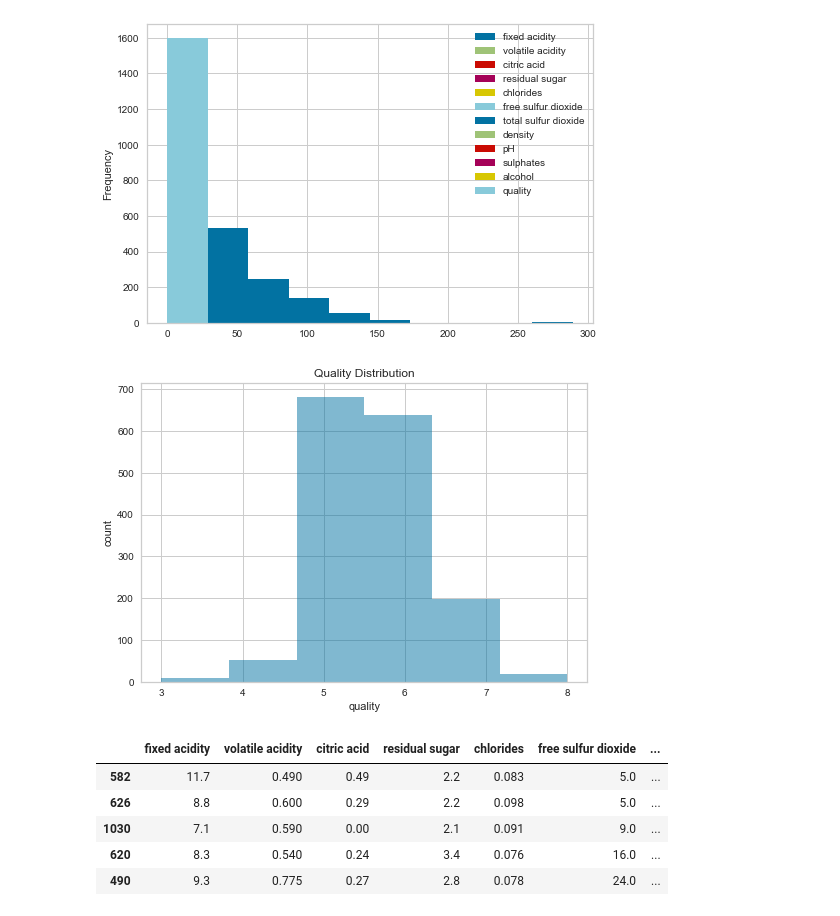
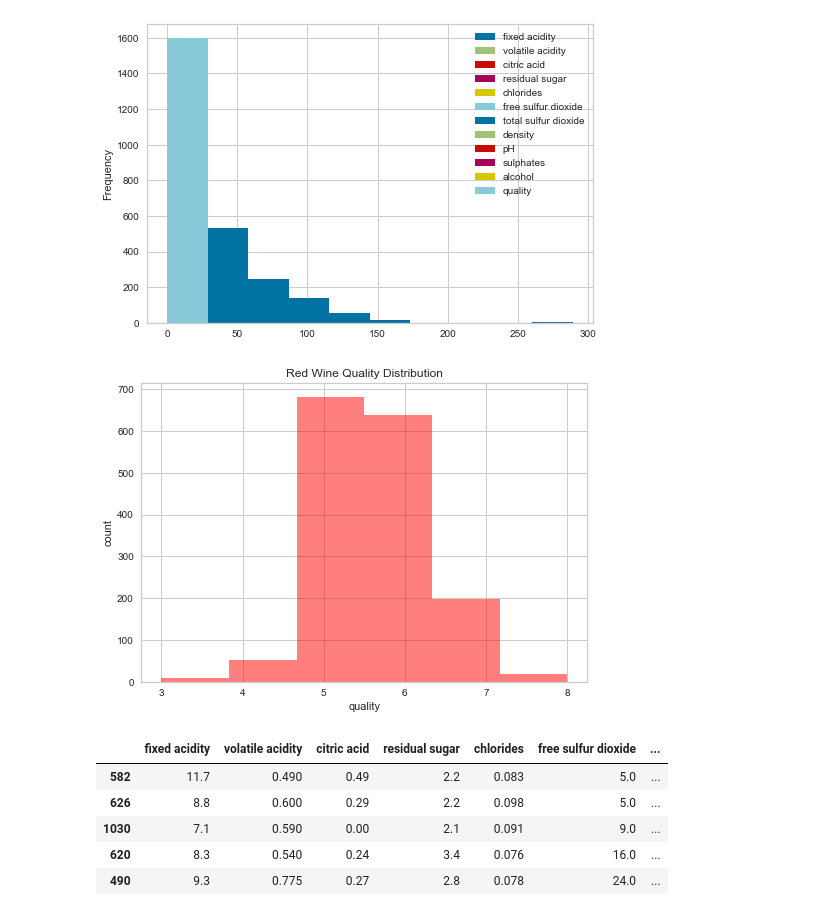
Before and after one commit to JeniLam/Wine_Quality_Predictor, a Jupyter notebook: LogisticRegress_red_standardscale.ipynb, the cells around one changed output. Drawn from its saved outputs; the diff is of its cells as text; code cells hidden in the pictures.

Commit message:
Adds images

```diff
--- a/LogisticRegress_red_standardscale.ipynb
+++ b/LogisticRegress_red_standardscale.ipynb
@@ -78,13 +78,13 @@ red_wines.plot.hist()
 <AxesSubplot:ylabel='Frequency'>
 [figure]
 # %%
-plt.hist(red_wines.quality, bins=6, alpha=.5)
+plt.hist(red_wines.quality, bins=6, alpha=.5, color="red")
 plt.xlabel("quality")
 plt.ylabel("count")
-plt.title("Quality Distribution")
+plt.title("Red Wine Quality Distribution")
 plt.show()
 # %% [output]
-[figure, old version]
+[figure, new version]
 # %%
 # Assign X & y
 
```
Also changed, not shown: 19 other files.
